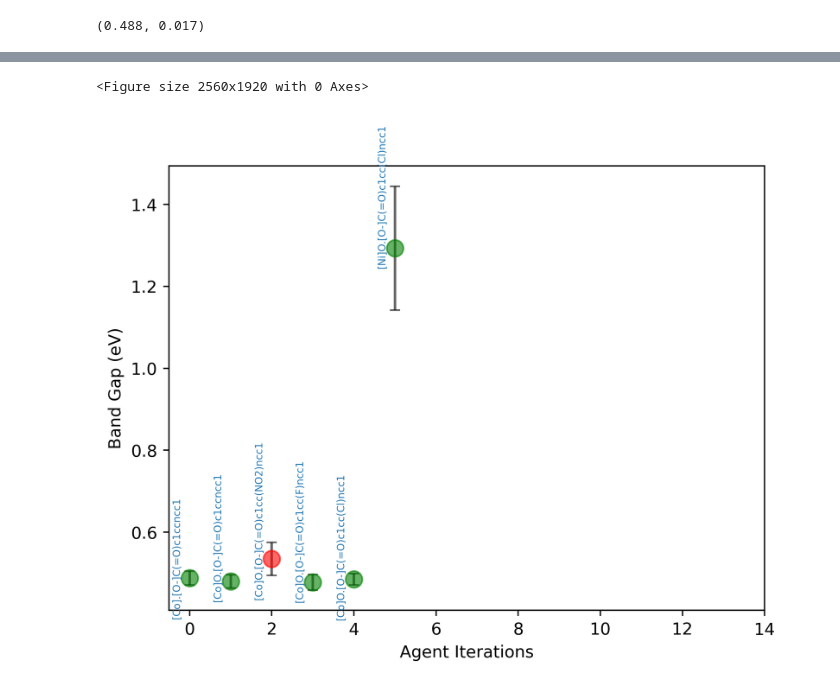
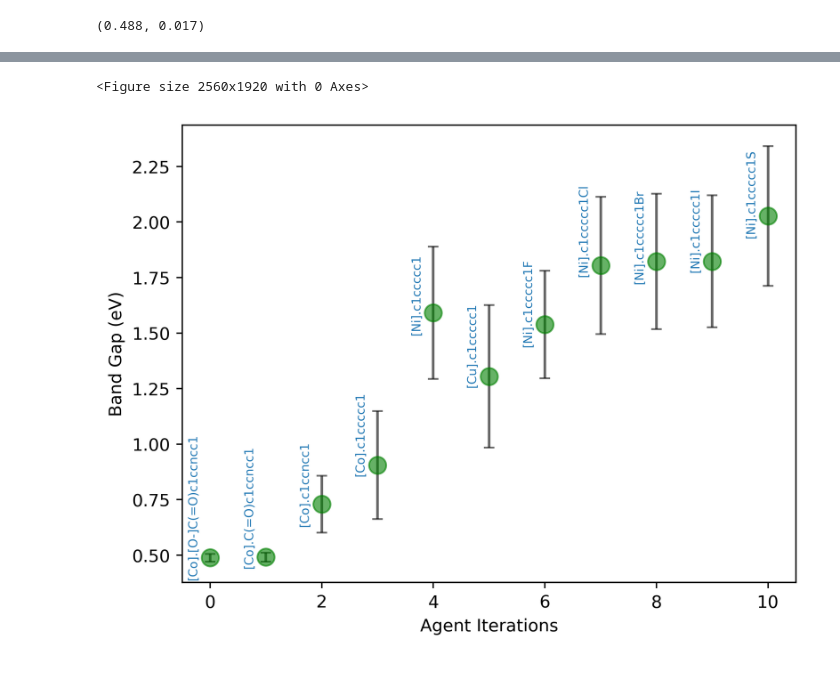
Before and after one commit to mehradans92/PoreVoyant, a Jupyter notebook: transformer/workflow.ipynb, the cells around one changed output, grey strips where cells are left out. Saved outputs shown, nothing was run; the diff lists cells and outputs as text; code cells hidden in the pictures.

```diff
--- a/transformer/workflow.ipynb
+++ b/transformer/workflow.ipynb
@@ -51,7 +53,7 @@ def lookup_papers(prompt):
                                             retriever=retriever,
                                             memory=None, return_source_documents=False
                                         )
-        g = qa_chain({"query": "What are the design guidelines for making the MOF have a higher band gap?"}) # Answer for organic linker only
+        g = qa_chain({"query": "What are the design guidelines for making the MOF have a higher band gap? Answer for organic linker only."}) #
         guide_lines.append(g['result'])
         break
     return guide_lines[0]
@@ -145,7 +147,7 @@ agent = initialize_agent(
             agent_kwargs = {
                 "prefix":message,
         "system_message": system_message,
-    }, return_intermediate_steps=True
+    }, return_intermediate_steps=True, max_iterations=40
             )
 
 # agent_executor = AgentExecutor(
@@ -281,36 +245,36 @@ iteration_data
 # %%
 import matplotlib.pyplot as plt
 
 iterations = [item['iteration'] for item in iteration_data]
 mean_band_gaps = [item['data']['Mean Band Gap'] for item in iteration_data]
 std_band_gaps = [item['data']['STD Band Gap'] for item in iteration_data]
 smiles_labels = [item['data']['SMILES'] for item in iteration_data]
 chemical_feasibilities = [item['data']['Chemical Feasibility'] for item in iteration_data]
 
 plt.figure(dpi=400)
 
 colors = ['green' if feas == 'Valid' else 'red' for feas in chemical_feasibilities]
 
 # Plot with error bars and color-coded points
 plt.figure(dpi=400)
 for i, (x, y, yerr, color) in enumerate(zip(iterations, mean_band_gaps, std_band_gaps, colors)):
     plt.errorbar(x, y, yerr=yerr, fmt='o', color=color, ecolor='k', capsize=3, linestyle='None', alpha=0.6, markersize=10)
 
 
 
 vertical_offsets = [(-10 + 5 * (i % 2)) for i in range(len(iterations))]  # Alternating vertical offsets
 
 for x, y, label, offset in zip(iterations, mean_band_gaps, smiles_labels, vertical_offsets):
-    plt.text(x-0.2, y + offset/100, label, verticalalignment='bottom', horizontalalignment='right', fontsize=6, color='C0', rotation=90)
+    plt.text(x-0.2, y + offset/100, label, verticalalignment='bottom', horizontalalignment='right', fontsize=7, color='C0', rotation=90)
 
 plt.xlabel('Agent Iterations')
-plt.xlim([-0.5,14])
+plt.xlim([-0.5,10.5])
 plt.ylabel('Band Gap (eV)')
 
 plt.savefig(f"../results/{iteration_data[0]['data']['SMILES']}_guided.png")
 # %% [output]
 <Figure size 2560x1920 with 0 Axes>
-[figure, old version]
+[figure, new version]
 # %%
 # results = agent.invoke(input=f"Look up design guidelines and make changes to the MOF [Co].[O-]C(=O)c1ccncc1 so it will have a higher band gap:\
 #             After each change you should first check validity of new SMILES, if valid evaluate the band gap, otherwise revert change and try something else. Do 5 iterations.\n\
```
Also changed, not shown: parts of 4 cells of this notebook.
